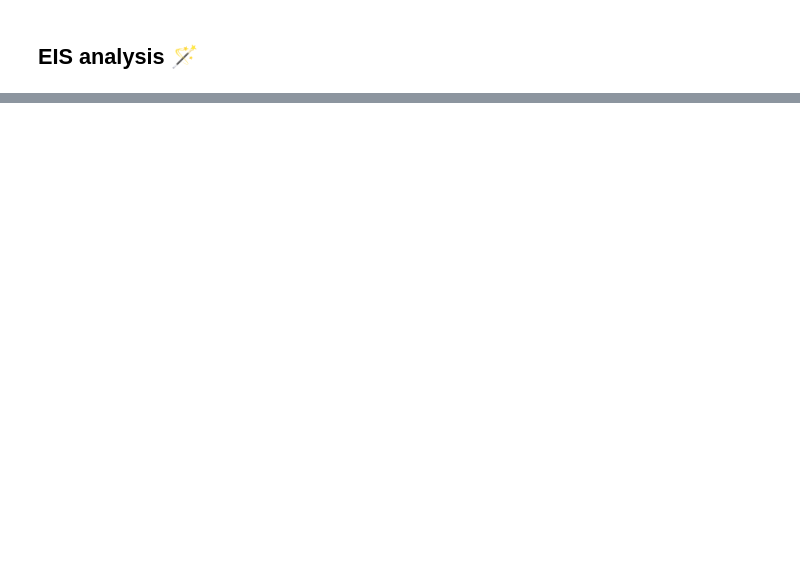
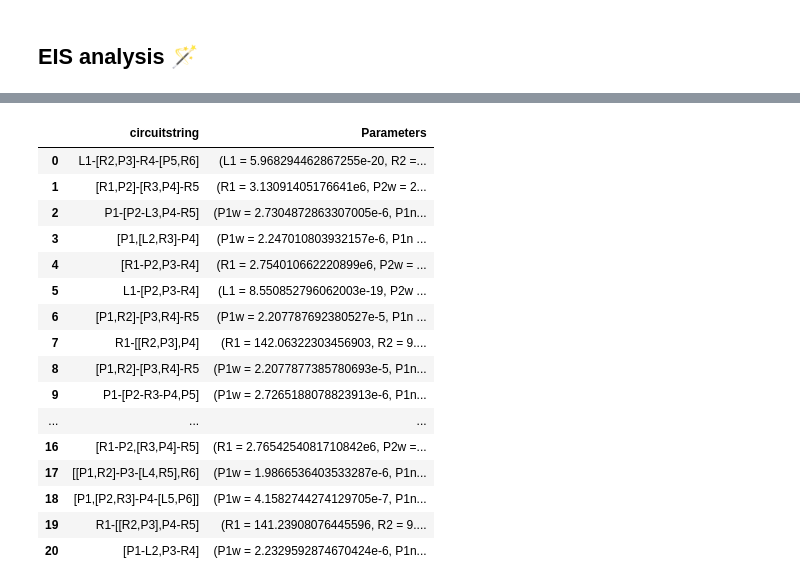
Before and after one commit to AUTODIAL/AutoEIS, a Jupyter notebook: examples/demo_brief.ipynb, the cells around one changed output, grey strips where cells are left out. Saved outputs shown, nothing was run; the diff lists cells and outputs as text; code cells hidden in the pictures; blank space fills up the shorter version.

```diff
--- a/examples/demo_brief.ipynb
+++ b/examples/demo_brief.ipynb
@@ -60,0 +44,3 @@ ae.analyze_eis_data(impedance, frequencies, iters=1, saveto=PATH_EXPORT, plot=Fa
+# %%
+kwargs = {"iters": 100, "saveto": PATH_EXPORT, "plot": False, "parallel": True}
+circuits = ae.perform_full_analysis(Z, freq, **kwargs)
@@ -60,0 +66,20 @@ ae.analyze_eis_data(impedance, frequencies, iters=1, saveto=PATH_EXPORT, plot=Fa
+# %%
+circuits
+# %% [output]
+|  | circuitstring | Parameters |
+| 0 | L1-[R2,P3]-R4-[P5,R6] | (L1 = 5.968294462867255e-20, R2 =... |
+| 1 | [R1,P2]-[R3,P4]-R5 | (R1 = 3.13091405176641e6, P2w = 2... |
+| 2 | P1-[P2-L3,P4-R5] | (P1w = 2.7304872863307005e-6, P1n... |
+| 3 | [P1,[L2,R3]-P4] | (P1w = 2.247010803932157e-6, P1n ... |
+| 4 | [R1-P2,P3-R4] | (R1 = 2.754010662220899e6, P2w = ... |
+| 5 | L1-[P2,P3-R4] | (L1 = 8.550852796062003e-19, P2w ... |
+| 6 | [P1,R2]-[P3,R4]-R5 | (P1w = 2.207787692380527e-5, P1n ... |
+| 7 | R1-[[R2,P3],P4] | (R1 = 142.06322303456903, R2 = 9.... |
+| 8 | [P1,R2]-[P3,R4]-R5 | (P1w = 2.2077877385780693e-5, P1n... |
+| 9 | P1-[P2-R3-P4,P5] | (P1w = 2.7265188078823913e-6, P1n... |
+| ... | ... | ... |
+| 16 | [R1-P2,[R3,P4]-R5] | (R1 = 2.7654254081710842e6, P2w =... |
+| 17 | [[P1,R2]-P3-[L4,R5],R6] | (P1w = 1.9866536403533287e-6, P1n... |
+| 18 | [P1,[P2,R3]-P4-[L5,P6]] | (P1w = 4.1582744274129705e-7, P1n... |
+| 19 | R1-[[R2,P3],P4-R5] | (R1 = 141.23908076445596, R2 = 9.... |
+| 20 | [P1-L2,P3-R4] | (P1w = 2.2329592874670424e-6, P1n... |
```
Also changed, not shown: parts of 6 cells of this notebook.
